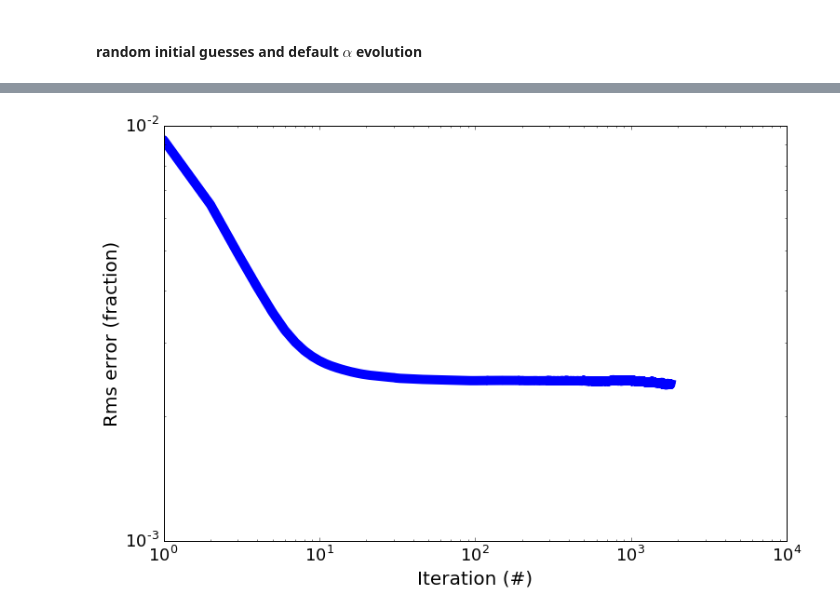
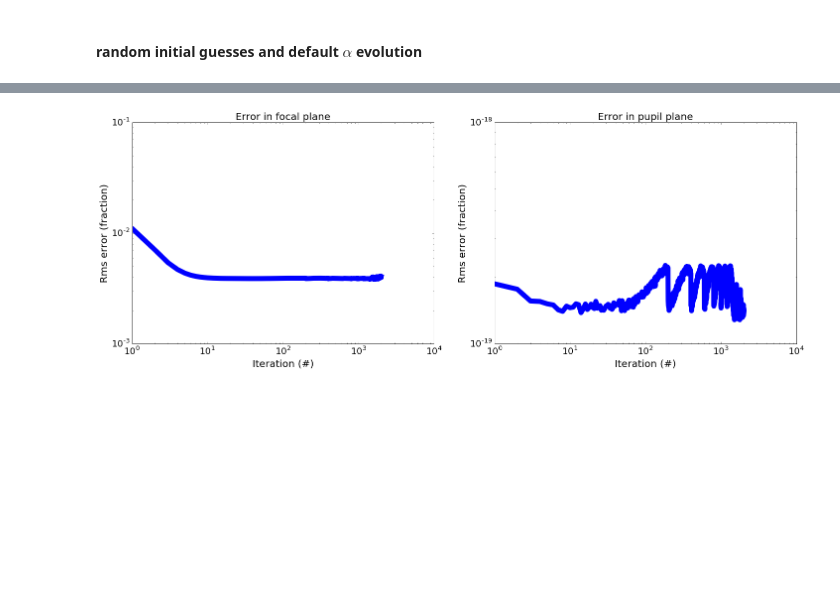
Before and after one commit to Mipanox/GPI_stuff, a Jupyter notebook: notebooks/PR_PD-smoothing.ipynb, the cells around one changed output, grey strips where cells are left out. Drawn from its saved outputs; the diff is of its cells as text; code cells hidden in the pictures; blank space fills up the shorter version.

Commit message:
forcing pupil plane amp be true

```diff
--- a/notebooks/PR_PD-smoothing.ipynb
+++ b/notebooks/PR_PD-smoothing.ipynb
@@ -144,11 +142,0 @@ plot_recon(P_10,F_10,PD_ER_pup10_proj,PD_ER_foc10)#,
-# %%
-coeff2 = np.random.random(15)
-coeff1 = np.random.random(15)
-
-defocus = 10
-[P1,P_1,F1,F_1], \
-[D1,D_1,Fd1,F_d1] = true_imgs_defocus(Npix=128,oversamp=2,
-                                      coeff1=coeff1,
-                                      coeff2=coeff2,
-                                      defocus=defocus,
-                                      max_aberA=1.,max_aberP=1.)
@@ -155,12 +145,13 @@ defocus = 10
 # %%
-test1 = PR(pup=P1,foc=F1,oversamp=2)
-test1(foc_defoc=[F1,Fd1])
+test1 = PR(pup=P10,foc=F10,oversamp=2)
+test1(foc_defoc=[F10,Fd10])
 # %% [markdown]
 #### random initial guesses and default $\alpha$ evolution
 # %%
 PD_ER_pup1, \
 PD_ER_foc1, \
 PD_ER_errlist1, \
-PD_ER_pup1_proj = test1.PD_ER_smoothing(defocus=defocus)
+PD_ER_pup1_proj,\
+PD_ER_errpuplist1 = test1.PD_ER_smoothing(defocus=defocus,force_only_phase=True)
 # %% [output]
 Caution: Pupil image is not used for constraints.
@@ -203,4 +194,4 @@ plot_recon(P_1,F_1,PD_ER_pup1_proj,PD_ER_foc1,recons_clim=True,
 # %%
-plot_errlist(PD_ER_errlist1)
+plot_errlist(PD_ER_errlist1,PD_ER_errpuplist1)
 # %% [output]
-[figure, old version]
+[figure, new version]
```
Also changed, not shown: parts of 9 cells of this notebook, 2 other files.
